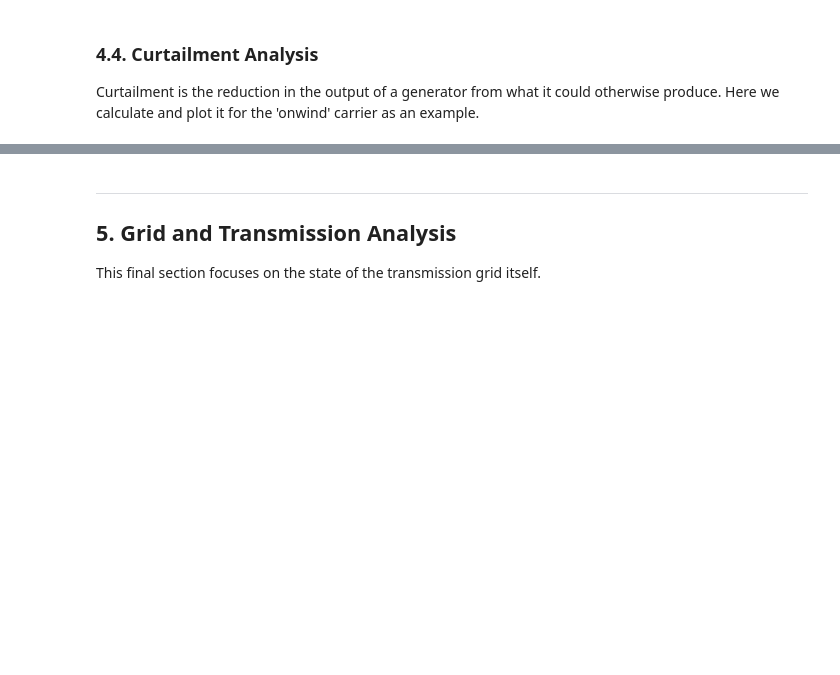
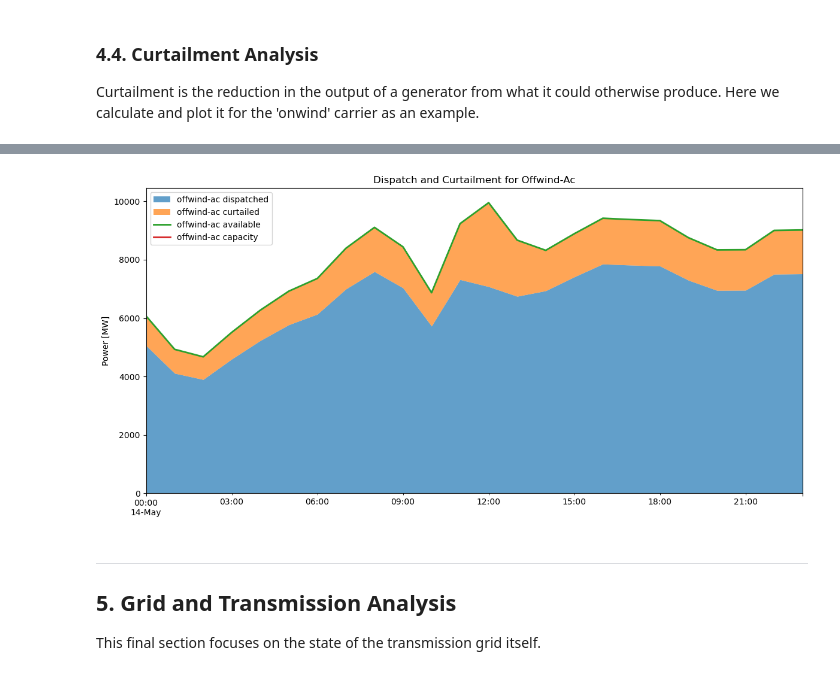
Before and after one commit to Luca2299/pypsa-eur, a Jupyter notebook: notebooks/PyPSA_Network_Analysis.ipynb, the cells around one changed output, grey strips where cells are left out. Cells and saved outputs as stored; diff of their text form; code cells hidden in the pictures; blank space fills up the shorter version.

```diff
--- a/notebooks/PyPSA_Network_Analysis.ipynb
+++ b/notebooks/PyPSA_Network_Analysis.ipynb
@@ -685,3 +688,36 @@ plt.show()
+# %%
+carrier = "offwind-ac"
+
+capacity = n.generators.groupby("carrier").sum().at[carrier, "p_nom"]
+p_available = n.generators_t.p_max_pu.multiply(n.generators["p_nom"])
+p_available_by_carrier = p_available.T.groupby(n.generators.carrier).sum().T
+p_curtailed_by_carrier = p_available_by_carrier - p_by_carrier
+
+p_df = pd.DataFrame(
+    {
+        carrier + " available": p_available_by_carrier[carrier],
+        carrier + " dispatched": p_by_carrier[carrier],
+        carrier + " curtailed": p_curtailed_by_carrier[carrier],
+    }
+)
+
+p_df[carrier + " capacity"] = capacity
+
+# Correct for any minor negative values from floating point inaccuracies
+p_df.loc[p_df[f"{carrier} curtailed"] < 0, f"{carrier} curtailed"] = 0
+
+fig, ax = plt.subplots(figsize=(12, 6))
+p_df[[carrier + " dispatched", carrier + " curtailed"]].plot(kind="area", ax=ax, lw=0, alpha=0.7)
+p_df[[carrier + " available", carrier + " capacity"]].plot(ax=ax, lw=2)
+
+ax.set_xlabel("")
+ax.set_ylabel("Power [MW]")
+ax.set_title(f"Dispatch and Curtailment for {carrier.title()}")
+ax.legend()
+plt.tight_layout()
+plt.show()
+# %% [output]
+[figure, added]
 # %% [markdown]
 ---
 ## 5. Grid and Transmission Analysis
```
Also changed, not shown: parts of 11 cells of this notebook, 42 other files.
